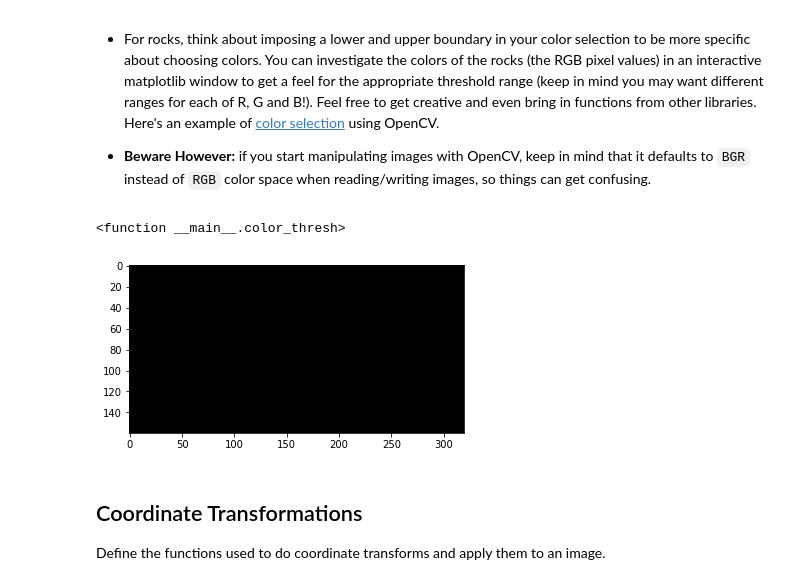
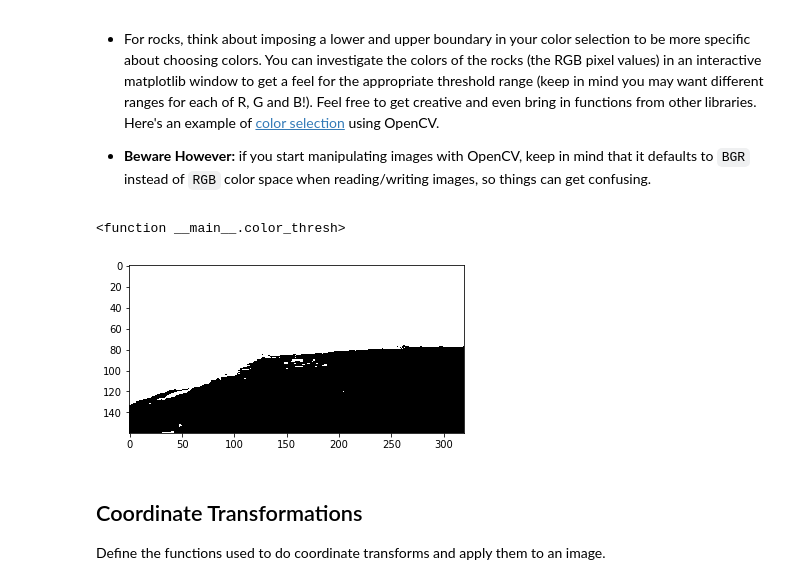
Before and after one commit to antoszy/RoboND-Rover-Project, a Jupyter notebook: code/Rover_Project_Test_Notebook.ipynb, the cells around one changed output. Saved outputs shown, nothing was run; the diff lists cells and outputs as text; code cells hidden in the pictures.

```diff
--- a/code/Rover_Project_Test_Notebook.ipynb
+++ b/code/Rover_Project_Test_Notebook.ipynb
@@ -53,8 +53,11 @@ Read in and display example grid and rock sample calibration images.  You'll use
 # Here's an example of the grid and one of the rocks
 example_grid = '../calibration_images/example_grid1.jpg'
 example_rock = '../calibration_images/example_rock1.jpg'
+example = '../calibration_images/example.jpg'
+
 grid_img = mpimg.imread(example_grid)
 rock_img = mpimg.imread(example_rock)
+example_img = mpimg.imread(example)
 
 
 fig = plt.figure(figsize=(12,3))
@@ -118,32 +121,35 @@ Define the color thresholding function from the lesson and apply it to the warpe
 # %%
 def color_thresh(img, rgb_above = (160, 160, 160), rgb_below = (256, 256, 256), inverse = False):
     '''Identify pixels in specified range'''
     #Create an array of zeros same xy size as img, but single channel
     color_select = np.zeros_like(img[:,:,0])
     # Require that each pixel be above all three threshold values in RGB
     # above_thresh will now contain a boolean array with "True"
     # where threshold was met
     in_range = (img[:,:,0] > rgb_above[0]) & (img[:,:,0] < rgb_below[0]) \
                  & (img[:,:,1] > rgb_above[1]) & (img[:,:,1] < rgb_below[1]) \
                  & (img[:,:,2] > rgb_above[2]) & (img[:,:,2] < rgb_below[2])
 
 
     # Index the array of zeros with the boolean array and set to 1
     if inverse: color_select[~in_range] = 1
     else: color_select[in_range] = 1
 
 
     # Return the binary image
     return color_select
 
-threshed = color_thresh(warped, rgb_above = (140,110,0), rgb_below = (210,180,50), inverse = False)
-plt.imshow(threshed, cmap='gray')
+threshed_rock = color_thresh(example_img, rgb_above = (120,90,0), rgb_below = (230,200,70), inverse = False)
+threshed_obst = color_thresh(example_img, inverse = True)
+
+#plt.imshow(threshed_rock, cmap='gray')
+plt.imshow(threshed_obst, cmap='gray')
 
 color_thresh
 #scipy.misc.imsave('../output/warped_threshed.jpg', threshed*255)
 # %% [output]
 <function __main__.color_thresh>
-[figure, old version]
+[figure, new version]
 # %% [markdown]
 ## Coordinate Transformations
 Define the functions used to do coordinate transforms and apply them to an image.
```
Also changed, not shown: parts of 4 cells of this notebook, 9 other files.
